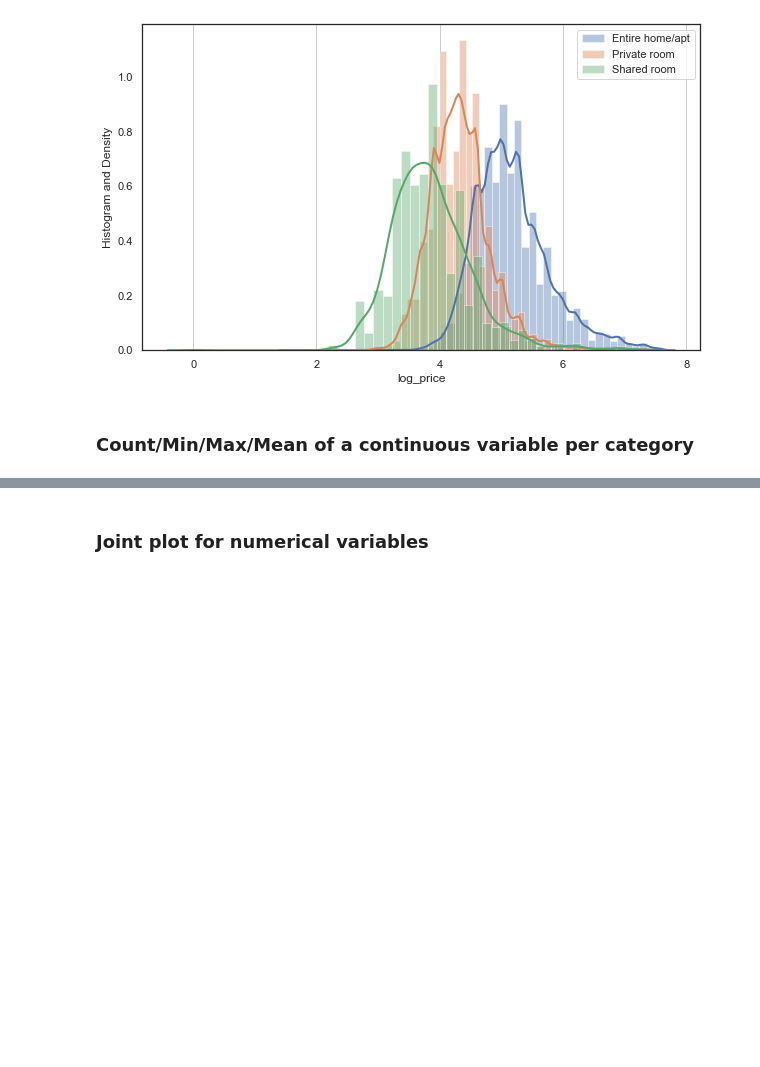
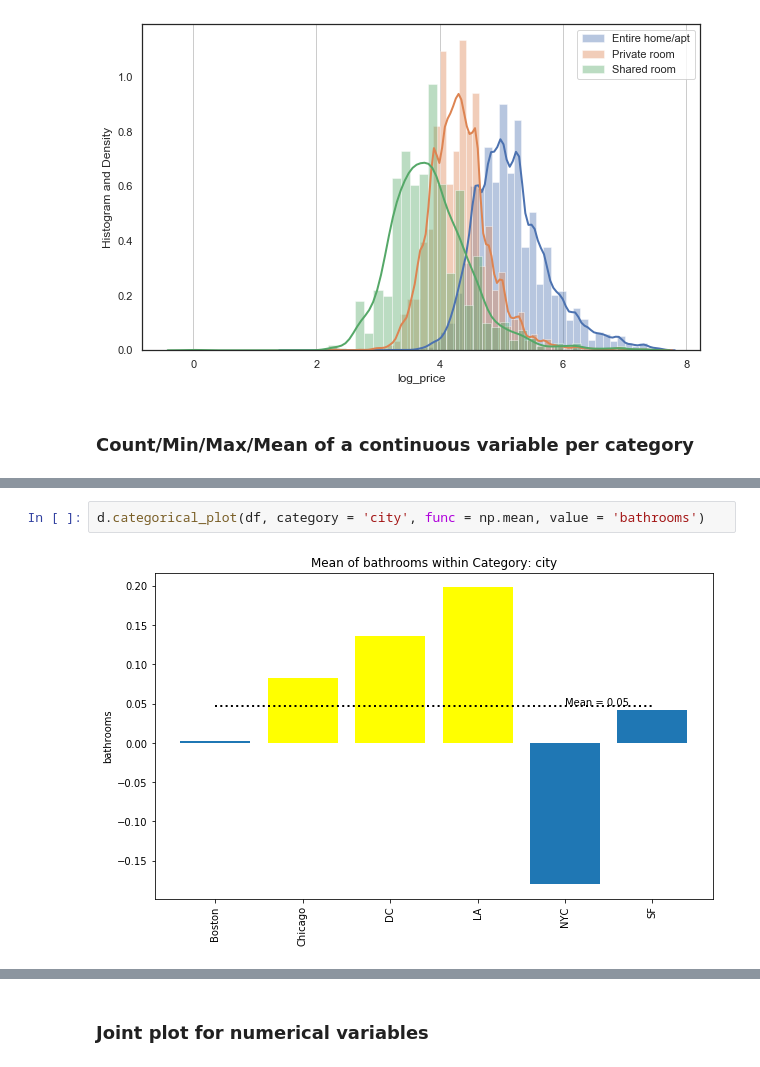
Before and after one commit to raym96/DataScience, a Jupyter notebook: DataExploration_interface.ipynb, the cells around one changed output, grey strips where cells are left out. Drawn from its saved outputs; the diff is of its cells as text; blank space fills up the shorter version.

```diff
--- a/DataExploration_interface.ipynb
+++ b/DataExploration_interface.ipynb
@@ -316 +328,5 @@ d.categorical_plot(df, category = 'property_type', func = np.max, value = 'log_p
+# %%
+d.categorical_plot(df, category = 'city', func = np.mean, value = 'bathrooms')
+# %% [output]
+[figure, added]
 # %% [markdown]
```
Also changed, not shown: parts of 20 cells of this notebook, 43 other files.
